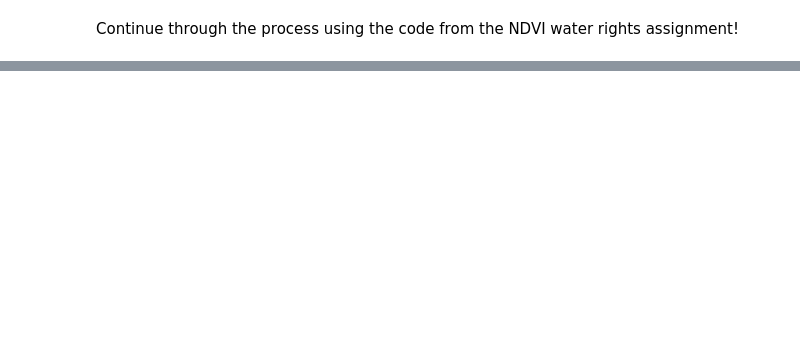
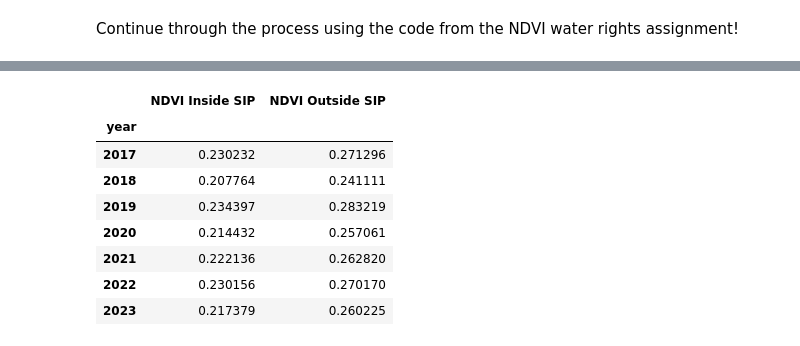
Before and after one commit to earthlab-education/04-vegetation-bwhoa2299, a Jupyter notebook: notebooks/demo_download_ndvi_for_polygon.ipynb, the cells around one changed output, grey strips where cells are left out. Cells and saved outputs as stored; diff of their text form; code cells hidden in the pictures; blank space fills up the shorter version.

```diff
--- a/notebooks/demo_download_ndvi_for_polygon.ipynb
+++ b/notebooks/demo_download_ndvi_for_polygon.ipynb
@@ -127,0 +174,4 @@ Continue through the process using the code from the NDVI water rights assignmen
+# %%
+# Combine NDVI images from all dates
+da = xr.combine_by_coords(ndvi_das, coords=['date'])
+da
@@ -127,0 +301,17 @@ Continue through the process using the code from the NDVI water rights assignmen
+# %%
+# Join inside and outside SIP df and rename columns
+july_ndvi_df = (july_ndvi_inside_df[['NDVI']]
+                .join(july_ndvi_outside_df[['NDVI']],
+                      lsuffix=' Inside SIP',
+                      rsuffix=' Outside SIP'))
+july_ndvi_df
+# %% [output]
+|  | NDVI Inside SIP | NDVI Outside SIP |
+| year |  |  |
+| 2017 | 0.230232 | 0.271296 |
+| 2018 | 0.207764 | 0.241111 |
+| 2019 | 0.234397 | 0.283219 |
+| 2020 | 0.214432 | 0.257061 |
+| 2021 | 0.222136 | 0.262820 |
+| 2022 | 0.230156 | 0.270170 |
+| 2023 | 0.217379 | 0.260225 |
```
Also changed, not shown: parts of 12 cells of this notebook, 1 other file.
